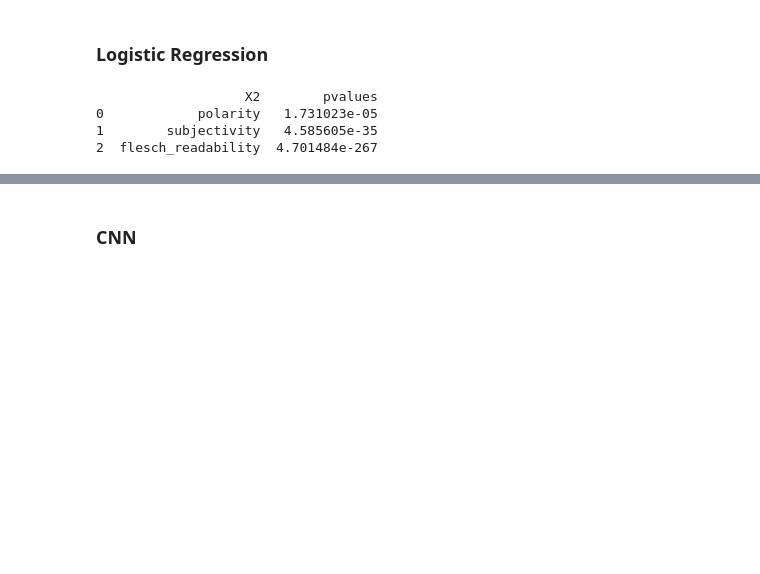
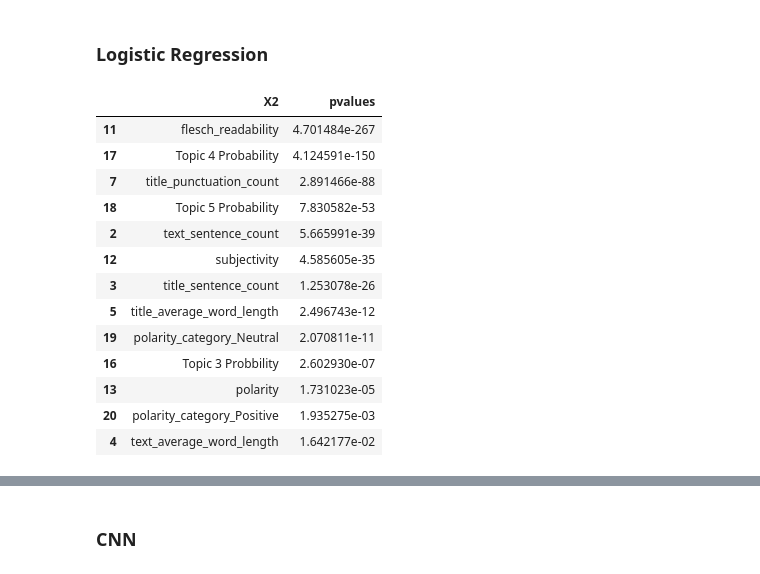
Before and after one commit to brandonyhr98/BT4222-Group-Project, a Jupyter notebook: master_dataset/lr_cnn.ipynb, the cells around one changed output, grey strips where cells are left out. Saved outputs shown, nothing was run; the diff lists cells and outputs as text; code cells hidden in the pictures; blank space fills up the shorter version.

```diff
--- a/master_dataset/lr_cnn.ipynb
+++ b/master_dataset/lr_cnn.ipynb
@@ -94,13 +122,22 @@ X_train, X_test, y_train, y_test = train_test_split(data[['polarity', 'subjectiv
 scores, pvalues = chi2(abs(X_train), y_train)
 # %%
 com_dic = {'X2':X_train.columns, 'pvalues':pvalues}
-result = pd.DataFrame(com_dic)
-print(result)
-# based on just 3 factors, subjectivity is more significant than polarity, need to investigate further
+result = pd.DataFrame(com_dic).sort_values(['pvalues'])
+result[result['pvalues'] > 0]
 # %% [output]
-                   X2        pvalues
-0            polarity   1.731023e-05
-1        subjectivity   4.585605e-35
-2  flesch_readability  4.701484e-267
+|  | X2 | pvalues |
+| 11 | flesch_readability | 4.701484e-267 |
+| 17 | Topic 4 Probability | 4.124591e-150 |
+| 7 | title_punctuation_count | 2.891466e-88 |
+| 18 | Topic 5 Probability | 7.830582e-53 |
+| 2 | text_sentence_count | 5.665991e-39 |
+| 12 | subjectivity | 4.585605e-35 |
+| 3 | title_sentence_count | 1.253078e-26 |
+| 5 | title_average_word_length | 2.496743e-12 |
+| 19 | polarity_category_Neutral | 2.070811e-11 |
+| 16 | Topic 3 Probbility | 2.602930e-07 |
+| 13 | polarity | 1.731023e-05 |
+| 20 | polarity_category_Positive | 1.935275e-03 |
+| 4 | text_average_word_length | 1.642177e-02 |
 # %%
 # fit the model
```
Also changed, not shown: parts of 13 cells of this notebook, 1 other file.
